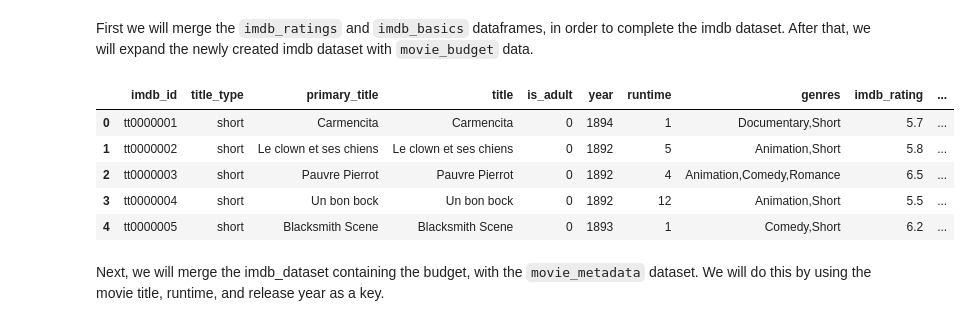
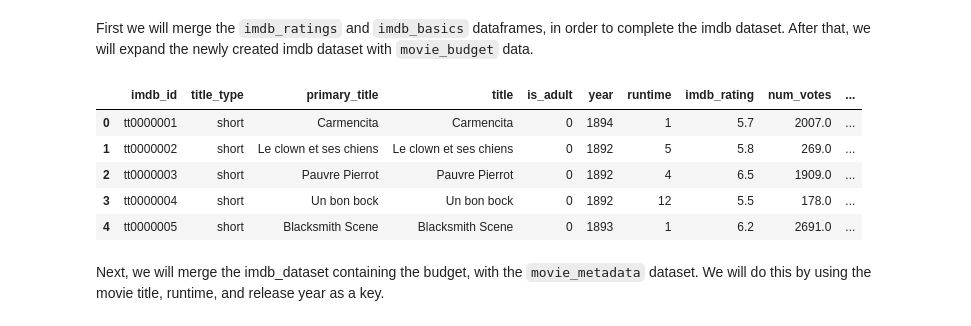
Before and after one commit to epfl-ada/ada-2023-project-fivefrenchspeakingpeoplenocap, a Jupyter notebook: p2_dataloading.ipynb, the cells around one changed output. Drawn from its saved outputs; the diff is of its cells as text; code cells hidden in the pictures.

```diff
--- a/p2_dataloading.ipynb
+++ b/p2_dataloading.ipynb
@@ -244,18 +260,18 @@ Total amount of rows that contain a NaN value:  348
 | title | 6 | 0.013197 |
 | vote_average | 6 | 0.013197 |
 | vote_count | 6 | 0.013197 |
-# %%
-# drop all rows with missing values in the columns we're interested in
-movie_budget = movie_budget.dropna(subset=["revenue"])
-movie_budget = movie_budget.dropna(subset=["release_date"])
-movie_budget = movie_budget.dropna(subset=["runtime"])
-movie_budget = movie_budget.dropna(subset=["imdb_id"])
-
-# make a column year extracting the year from the release date
-movie_budget["year"] = movie_budget["release_date"].str[:4]
-
-# convert budget to float
-movie_budget["budget"] = movie_budget["budget"].astype(float)
+# %%
+# drop all rows with missing values in the imdb_id column
+movie_budget = movie_budget.dropna(subset=["imdb_id"])
+
+# drop the columns which are present in movie_metadata
+movie_budget = movie_budget.drop(
+    columns=["original_title", "revenue", "release_date", "runtime", "title"]
+)
+
+# convert to float, non-convertible values become NaN
+movie_budget["budget"] = pd.to_numeric(movie_budget["budget"], errors="coerce")
+movie_budget.dropna(subset=["budget"], inplace=True)
 # %%
 find_duplicates(movie_budget, ["imdb_id"]).head(10)
 # %% [output]
@@ -329,11 +361,3 @@ Total amount of rows that contain a NaN value:  10255916
 | end_year | 10194381 | 98.888060 |
 | runtime | 7203485 | 69.875617 |
 | genres | 460237 | 4.464415 |
-# %%
-# drop all rows with missing values in the columns we're interested in
-imdb_basics = imdb_basics.drop(columns=["end_year"])
-
-# drop rows with missing values, since we are joining the movie_metadata on this keys later
-imdb_basics = imdb_basics.dropna(subset=["year"])
-imdb_basics = imdb_basics.dropna(subset=["title"])
-imdb_basics = imdb_basics.dropna(subset=["runtime"])
@@ -340,3 +366,8 @@ imdb_basics = imdb_basics.dropna(subset=["runtime"])
+# %%
+imdb_basics = imdb_basics.dropna(subset=["title", "year", "runtime"])
+
+# drop the columns which are present in movie_metadata and column end_year since it is almost always NaN
+imdb_basics = imdb_basics.drop(columns=["end_year", "genres"])
 # %%
 find_duplicates(imdb_ratings, ["imdb_id"])
 # %% [output]
@@ -419,19 +450,18 @@ After that, we will expand the newly created imdb dataset with `movie_budget` da
 # %%
 # merge the imdb datasets
 imdb_dataset_temp = pd.merge(imdb_basics, imdb_ratings, on="imdb_id", how="left")
 # populate imdb dataset with movie budget data
 imdb_dataset = pd.merge(
     imdb_dataset_temp,
     movie_budget,
     on="imdb_id",
     how="left",
-    suffixes=("", "_movie_budget"),
 )
 display(imdb_dataset.head())
 # %% [output]
-|  | imdb_id | title_type | primary_title | title | is_adult | year | runtime | genres | imdb_rating | ... |
-| 0 | tt0000001 | short | Carmencita | Carmencita | 0 | 1894 | 1 | Documentary,Short | 5.7 | ... |
-| 1 | tt0000002 | short | Le clown et ses chiens | Le clown et ses chiens | 0 | 1892 | 5 | Animation,Short | 5.8 | ... |
-| 2 | tt0000003 | short | Pauvre Pierrot | Pauvre Pierrot | 0 | 1892 | 4 | Animation,Comedy,Romance | 6.5 | ... |
-| 3 | tt0000004 | short | Un bon bock | Un bon bock | 0 | 1892 | 12 | Animation,Short | 5.5 | ... |
-| 4 | tt0000005 | short | Blacksmith Scene | Blacksmith Scene | 0 | 1893 | 1 | Comedy,Short | 6.2 | ... |
+|  | imdb_id | title_type | primary_title | title | is_adult | year | runtime | imdb_rating | num_votes | ... |
+| 0 | tt0000001 | short | Carmencita | Carmencita | 0 | 1894 | 1 | 5.7 | 2007.0 | ... |
+| 1 | tt0000002 | short | Le clown et ses chiens | Le clown et ses chiens | 0 | 1892 | 5 | 5.8 | 269.0 | ... |
+| 2 | tt0000003 | short | Pauvre Pierrot | Pauvre Pierrot | 0 | 1892 | 4 | 6.5 | 1909.0 | ... |
+| 3 | tt0000004 | short | Un bon bock | Un bon bock | 0 | 1892 | 12 | 5.5 | 178.0 | ... |
+| 4 | tt0000005 | short | Blacksmith Scene | Blacksmith Scene | 0 | 1893 | 1 | 6.2 | 2691.0 | ... |
```
Also changed, not shown: parts of 22 cells of this notebook.
